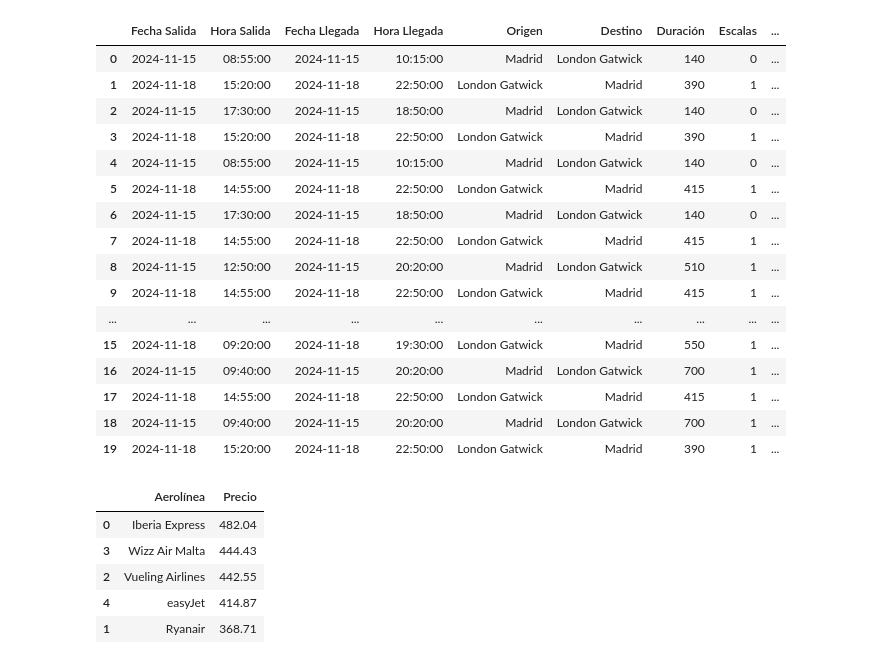
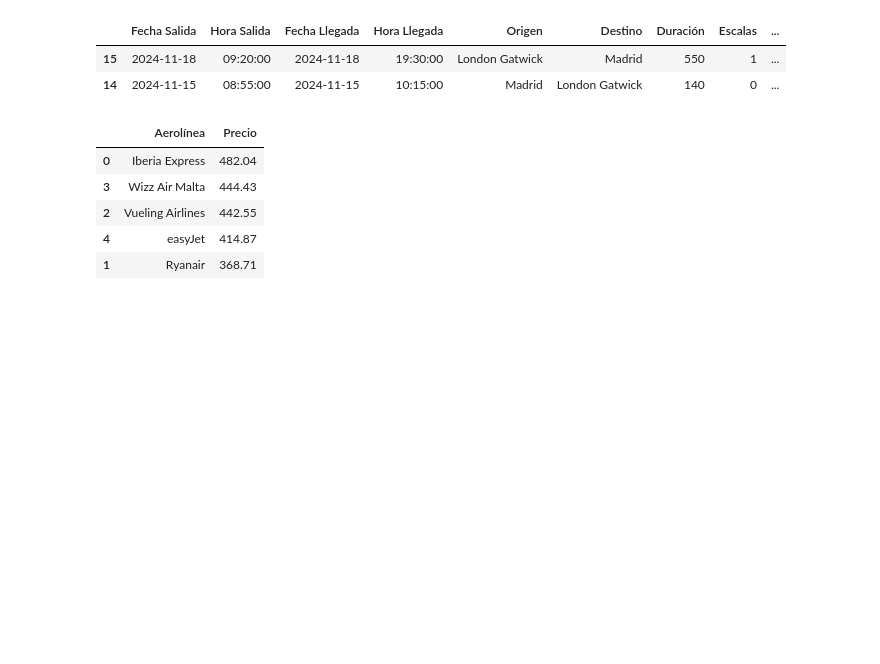
Before and after one commit to davfranco1/Proyecto3-Proyecto-ExplorandoViajesAPIs-WebScraping, a Jupyter notebook: notebooks/2_Análisis de Datos.ipynb, the cells around one changed output. Drawn from its saved outputs; the diff is of its cells as text; code cells hidden in the pictures; blank space fills up the shorter version.

```diff
--- a/notebooks/2_Análisis de Datos.ipynb
+++ b/notebooks/2_Análisis de Datos.ipynb
@@ -38,25 +36,11 @@ fig2.show()
 vuelos_londres = pd.read_csv("../datos/vuelos_londres.csv", index_col = 0)
 vuelos_munich = pd.read_csv("../datos/vuelos_munich.csv", index_col = 0)
 # %%
-vuelos_londres
+vuelos_londres.sample(2)
 # %% [output]
 |  | Fecha Salida | Hora Salida | Fecha Llegada | Hora Llegada | Origen | Destino | Duración | Escalas | ... |
-| 0 | 2024-11-15 | 08:55:00 | 2024-11-15 | 10:15:00 | Madrid | London Gatwick | 140 | 0 | ... |
-| 1 | 2024-11-18 | 15:20:00 | 2024-11-18 | 22:50:00 | London Gatwick | Madrid | 390 | 1 | ... |
-| 2 | 2024-11-15 | 17:30:00 | 2024-11-15 | 18:50:00 | Madrid | London Gatwick | 140 | 0 | ... |
-| 3 | 2024-11-18 | 15:20:00 | 2024-11-18 | 22:50:00 | London Gatwick | Madrid | 390 | 1 | ... |
-| 4 | 2024-11-15 | 08:55:00 | 2024-11-15 | 10:15:00 | Madrid | London Gatwick | 140 | 0 | ... |
-| 5 | 2024-11-18 | 14:55:00 | 2024-11-18 | 22:50:00 | London Gatwick | Madrid | 415 | 1 | ... |
-| 6 | 2024-11-15 | 17:30:00 | 2024-11-15 | 18:50:00 | Madrid | London Gatwick | 140 | 0 | ... |
-| 7 | 2024-11-18 | 14:55:00 | 2024-11-18 | 22:50:00 | London Gatwick | Madrid | 415 | 1 | ... |
-| 8 | 2024-11-15 | 12:50:00 | 2024-11-15 | 20:20:00 | Madrid | London Gatwick | 510 | 1 | ... |
-| 9 | 2024-11-18 | 14:55:00 | 2024-11-18 | 22:50:00 | London Gatwick | Madrid | 415 | 1 | ... |
-| ... | ... | ... | ... | ... | ... | ... | ... | ... | ... |
 | 15 | 2024-11-18 | 09:20:00 | 2024-11-18 | 19:30:00 | London Gatwick | Madrid | 550 | 1 | ... |
-| 16 | 2024-11-15 | 09:40:00 | 2024-11-15 | 20:20:00 | Madrid | London Gatwick | 700 | 1 | ... |
-| 17 | 2024-11-18 | 14:55:00 | 2024-11-18 | 22:50:00 | London Gatwick | Madrid | 415 | 1 | ... |
-| 18 | 2024-11-15 | 09:40:00 | 2024-11-15 | 20:20:00 | Madrid | London Gatwick | 700 | 1 | ... |
-| 19 | 2024-11-18 | 15:20:00 | 2024-11-18 | 22:50:00 | London Gatwick | Madrid | 390 | 1 | ... |
+| 14 | 2024-11-15 | 08:55:00 | 2024-11-15 | 10:15:00 | Madrid | London Gatwick | 140 | 0 | ... |
 # %%
 precio_avg_aerol_londres = round(vuelos_londres.groupby("Aerolínea")[["Precio"]].mean().reset_index().sort_values(by = "Precio", ascending=False),2)
 precio_avg_aerol_londres
```
Also changed, not shown: parts of 14 cells of this notebook, 12 other files.
